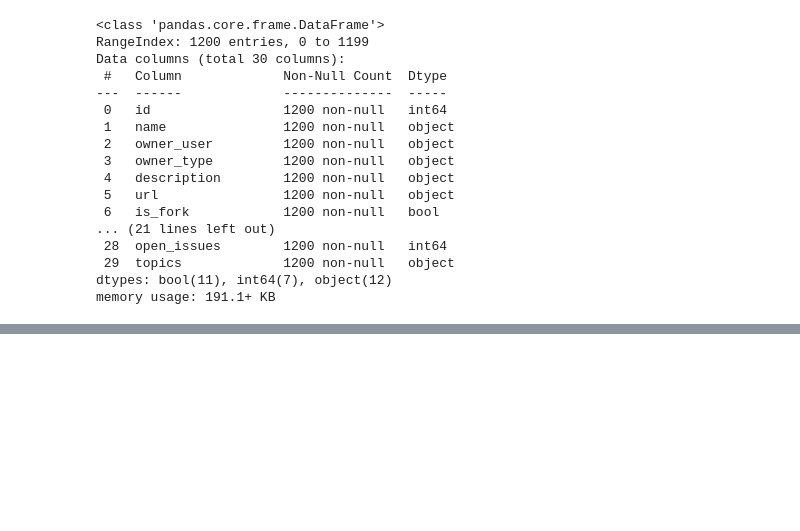
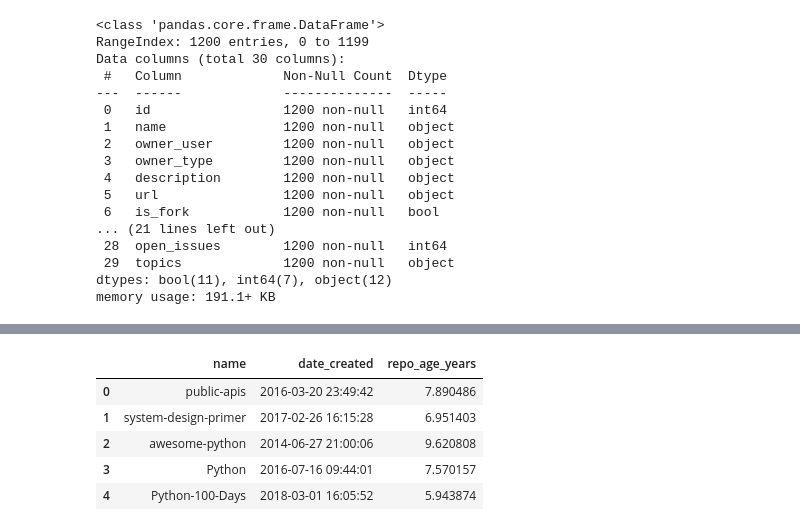
Before and after one commit to RecandChat/CodeCompass, a Jupyter notebook: monkelib/modelling_repos.ipynb, the cells around one changed output, grey strips where cells are left out. Cells and saved outputs as stored; diff of their text form; code cells hidden in the pictures; blank space fills up the shorter version.

```diff
--- a/monkelib/modelling_repos.ipynb
+++ b/monkelib/modelling_repos.ipynb
@@ -71,0 +144,13 @@ plt.show()
+# %%
+# Removing the 'repo_age_days' column and keeping only the 'repo_age_years' column
+df.drop('repo_age_days', axis=1, inplace=True)
+
+# Displaying the first few rows of the dataframe with the 'repo_age_years' column
+df[['name', 'date_created', 'repo_age_years']].head()
+# %% [output]
+|  | name | date_created | repo_age_years |
+| 0 | public-apis | 2016-03-20 23:49:42 | 7.890486 |
+| 1 | system-design-primer | 2017-02-26 16:15:28 | 6.951403 |
+| 2 | awesome-python | 2014-06-27 21:00:06 | 9.620808 |
+| 3 | Python | 2016-07-16 09:44:01 | 7.570157 |
+| 4 | Python-100-Days | 2018-03-01 16:05:52 | 5.943874 |
```
Also changed, not shown: parts of 21 cells of this notebook.
